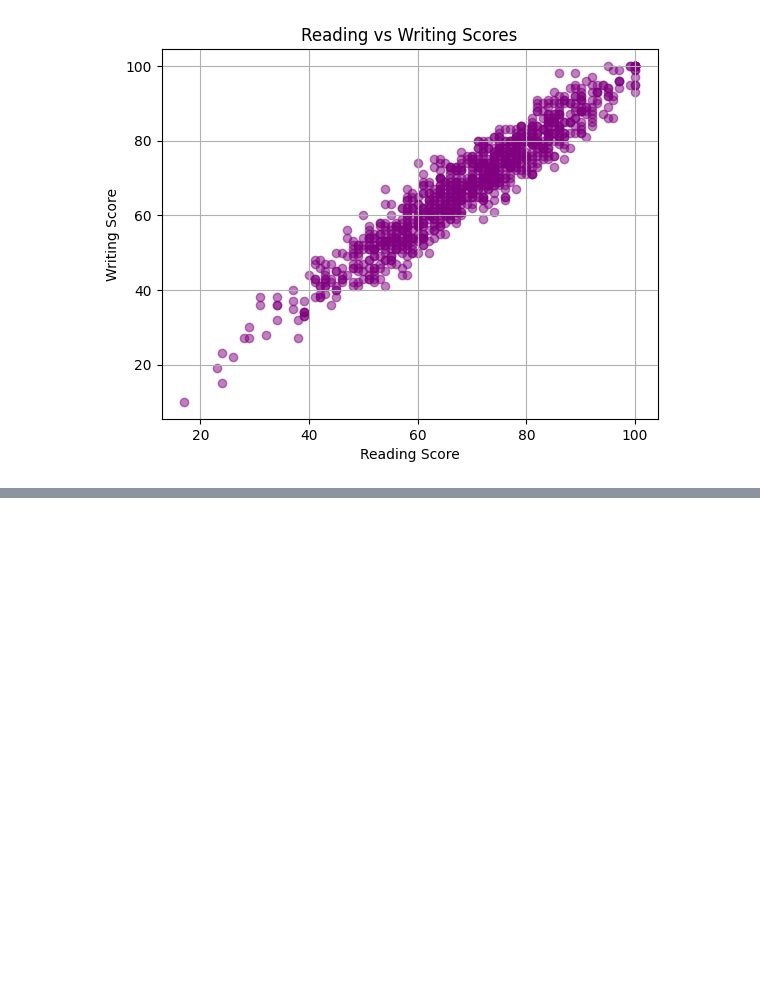
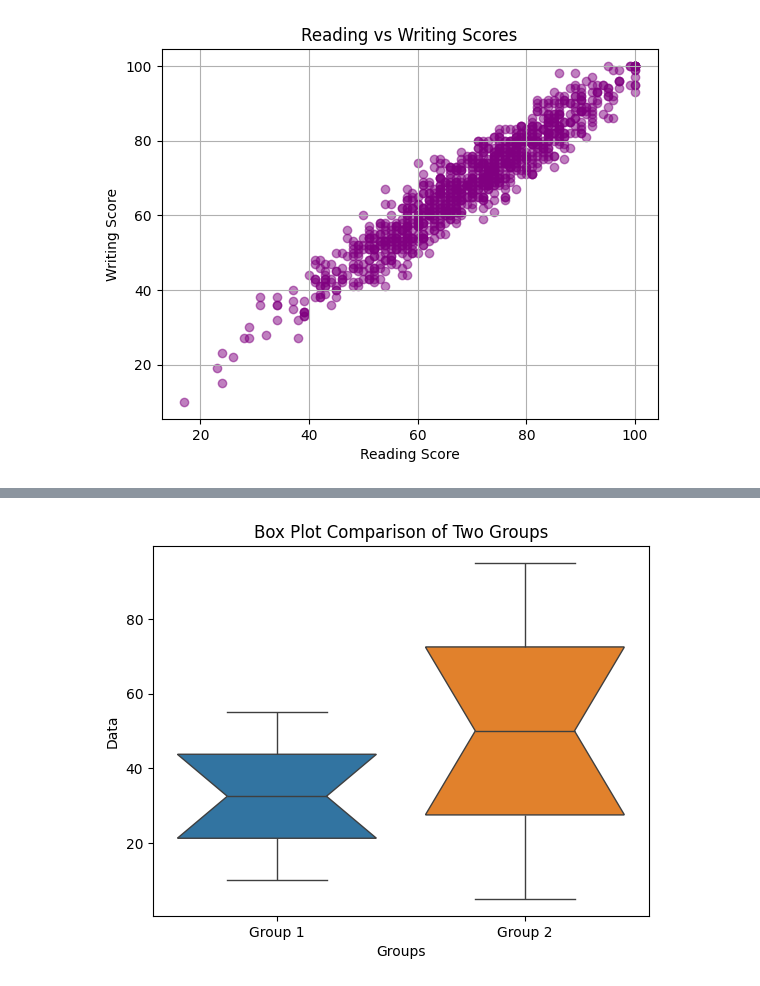
Before and after one commit to harish-git63/Demo1, a Jupyter notebook: HARISH_AIML_LAB_1_.ipynb, the cells around one changed output, grey strips where cells are left out. Saved outputs shown, nothing was run; the diff lists cells and outputs as text; code cells hidden in the pictures; blank space fills up the shorter version.

```diff
--- a/HARISH_AIML_LAB_1_.ipynb
+++ b/HARISH_AIML_LAB_1_.ipynb
@@ -2258,0 +2455,16 @@ plt.show()
+# %%
+import seaborn as sns
+
+# Sample data with two groups
+group1 = [10, 15, 20, 25, 30, 35, 40, 45, 50, 55]
+group2 = [5, 15, 25, 35, 45, 55, 65, 75, 85, 95]
+
+# Create a box plot to compare the two groups
+sns.boxplot(data=[group1, group2], notch=True)
+plt.xticks([0, 1], ['Group 1', 'Group 2'])
+plt.xlabel('Groups')
+plt.ylabel('Data')
+plt.title('Box Plot Comparison of Two Groups')
+plt.show()
+# %% [output]
+[figure, added]
```
Also changed, not shown: parts of 9 cells of this notebook.
